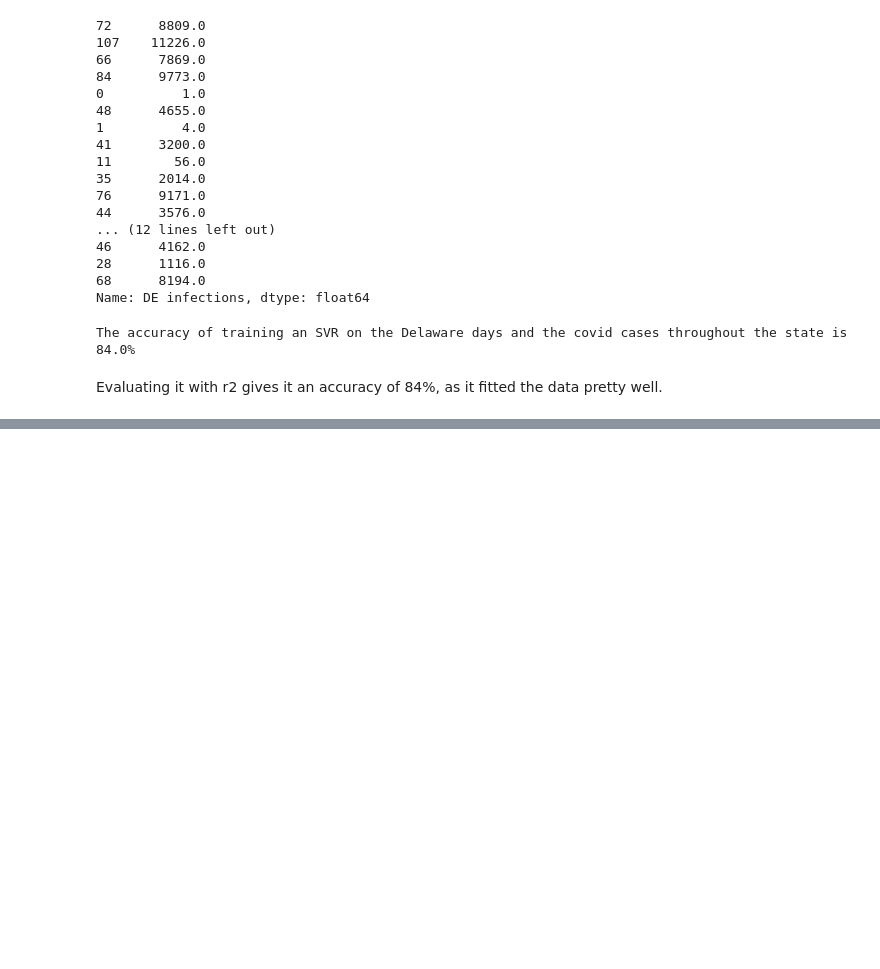
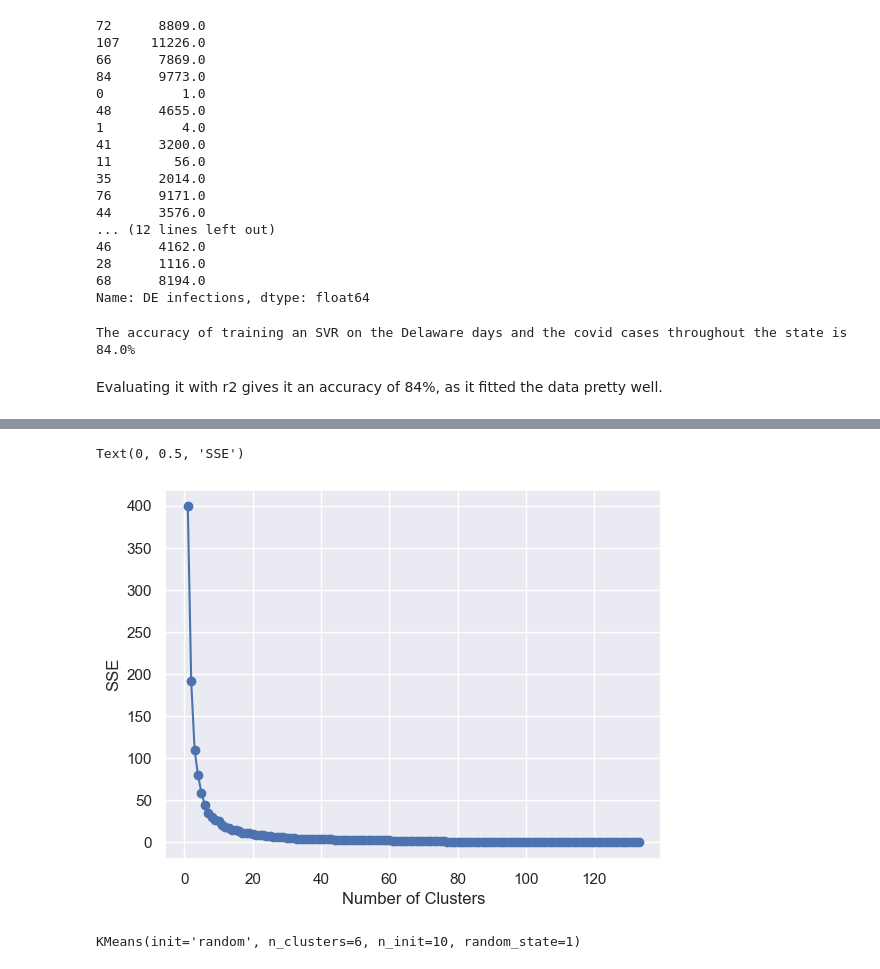
Before and after one commit to mwang840/DelawareCovidDataAnalysis, a Jupyter notebook: Covid19DataVisualization.ipynb, the cells around one changed output, grey strips where cells are left out. Cells and saved outputs as stored; diff of their text form; code cells hidden in the pictures; blank space fills up the shorter version.

Commit message:
K means works

```diff
--- a/Covid19DataVisualization.ipynb
+++ b/Covid19DataVisualization.ipynb
@@ -197,0 +167,2 @@ matplotlib.axes._axes.Axes
+# %%
+covidIncreaseDelaware = covidIncreaseDelaware.dropna()
@@ -197,0 +185,16 @@ matplotlib.axes._axes.Axes
+# %%
+scaled_df = StandardScaler().fit_transform(covidIncreaseDelaware)
+# %%
+sse_DEInfections = []
+# %%
+for i in range(1, 134):
+    kMeansDeInfections = KMeans(n_clusters=i, init = "random", n_init=10, random_state=1)
+    kMeansDeInfections.fit(scaled_df)
+    sse_DEInfections.append(kMeansDeInfections.inertia_)
+# %%
+plt.plot(range(1, 134), sse_DEInfections, marker="o")
+plt.xlabel("Number of Clusters")
+plt.ylabel("SSE")
+# %% [output]
+Text(0, 0.5, 'SSE')
+[figure, added]
@@ -197,0 +203,4 @@ matplotlib.axes._axes.Axes
+# %%
+kmeans.fit(scaled_df)
+# %% [output]
+KMeans(init='random', n_clusters=6, n_init=10, random_state=1)
```
Also changed, not shown: parts of 15 cells of this notebook.
